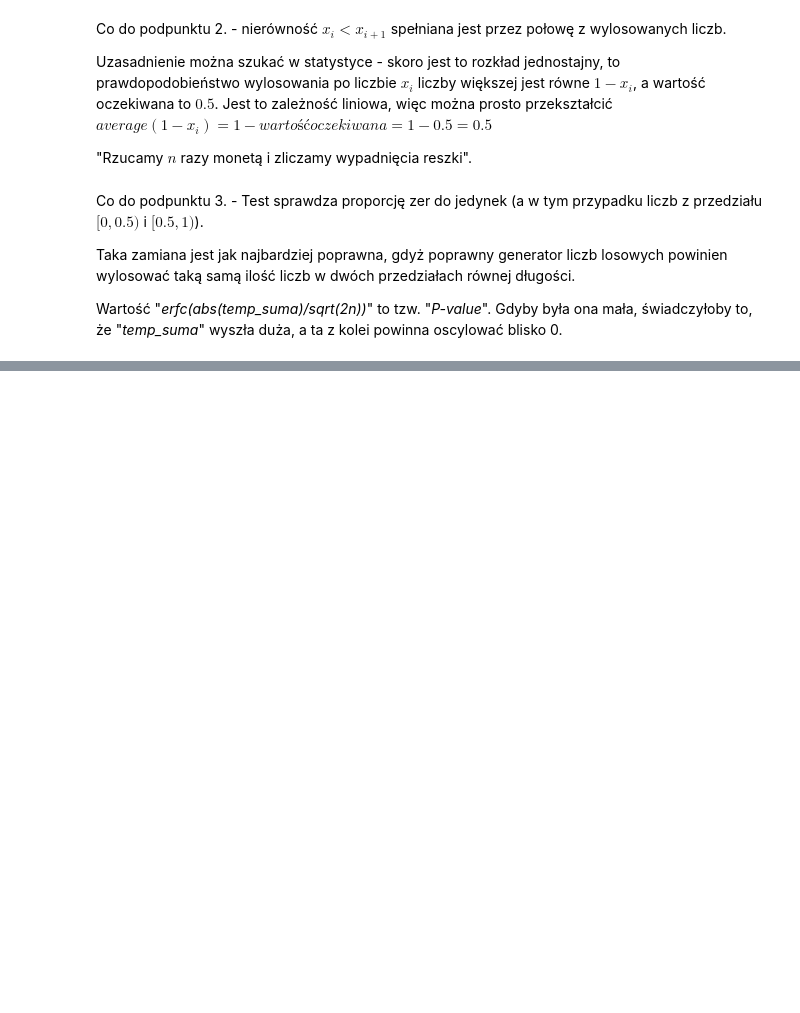
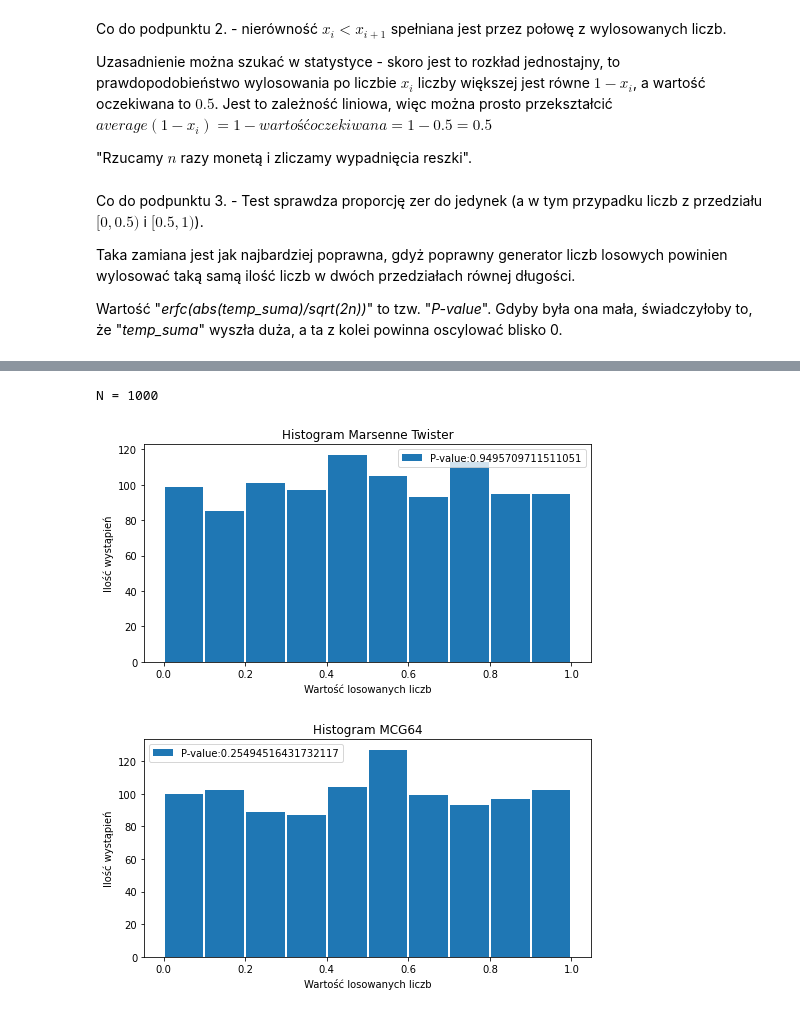
Before and after one commit to GabenRulez/4semestr_MOwNiT, a Jupyter notebook: lab11/lab11.ipynb, the cells around one changed output, grey strips where cells are left out. Cells and saved outputs as stored; diff of their text form; code cells hidden in the pictures; blank space fills up the shorter version.

```diff
--- a/lab11/lab11.ipynb
+++ b/lab11/lab11.ipynb
@@ -153,0 +176,8 @@ Gdyby była ona mała, świadczyłoby to, że "*temp_suma*" wyszła duża, a ta
+# %%
+print("N = 1000")
+rysuj_histogram_10czesci(histogram_MarsenneTwister(1000, 10), tytul="Histogram Marsenne Twister")
+rysuj_histogram_10czesci(histogram_MCG64(1000, 10), tytul="Histogram MCG64")
+# %% [output]
+N = 1000
+[figure, added]
+[figure, added]
```
Also changed, not shown: parts of 7 cells of this notebook.
